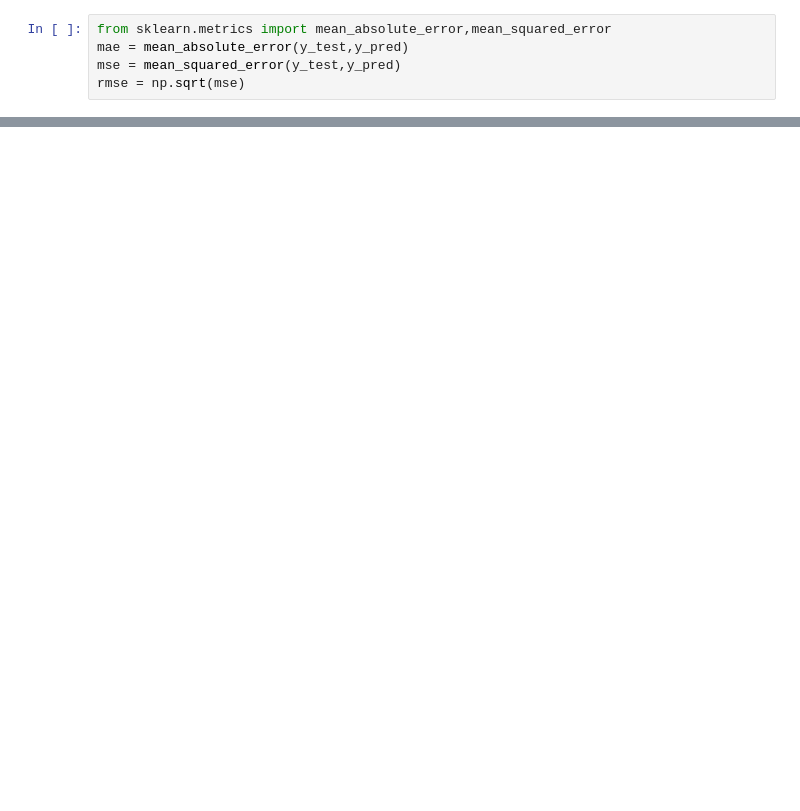
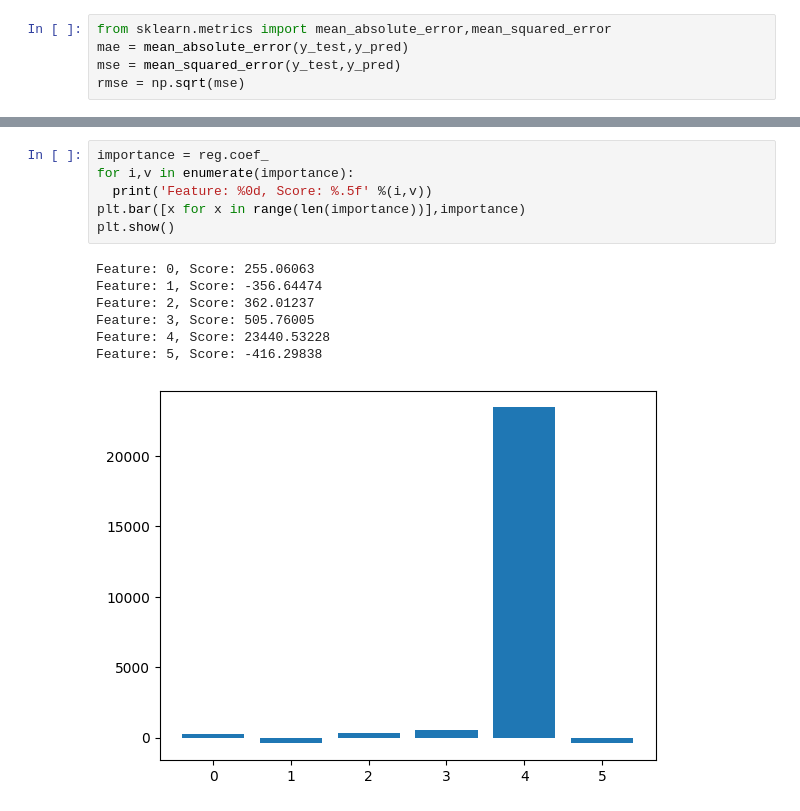
Before and after one commit to AnushkaMazumdar2/Machine_Learning, a Jupyter notebook: 2348505_Lab6.ipynb, the cells around one changed output, grey strips where cells are left out. Cells and saved outputs as stored; diff of their text form; blank space fills up the shorter version.

```diff
--- a/2348505_Lab6.ipynb
+++ b/2348505_Lab6.ipynb
@@ -113,0 +128,14 @@ The Root Mean Squared Error:6498.97
+# %%
+importance = reg.coef_
+for i,v in enumerate(importance):
+  print('Feature: %0d, Score: %.5f' %(i,v))
+plt.bar([x for x in range(len(importance))],importance)
+plt.show()
+# %% [output]
+Feature: 0, Score: 255.06063
+Feature: 1, Score: -356.64474
+Feature: 2, Score: 362.01237
+Feature: 3, Score: 505.76005
+Feature: 4, Score: 23440.53228
+Feature: 5, Score: -416.29838
+[figure, added]
```
Also changed, not shown: parts of 5 cells of this notebook.
